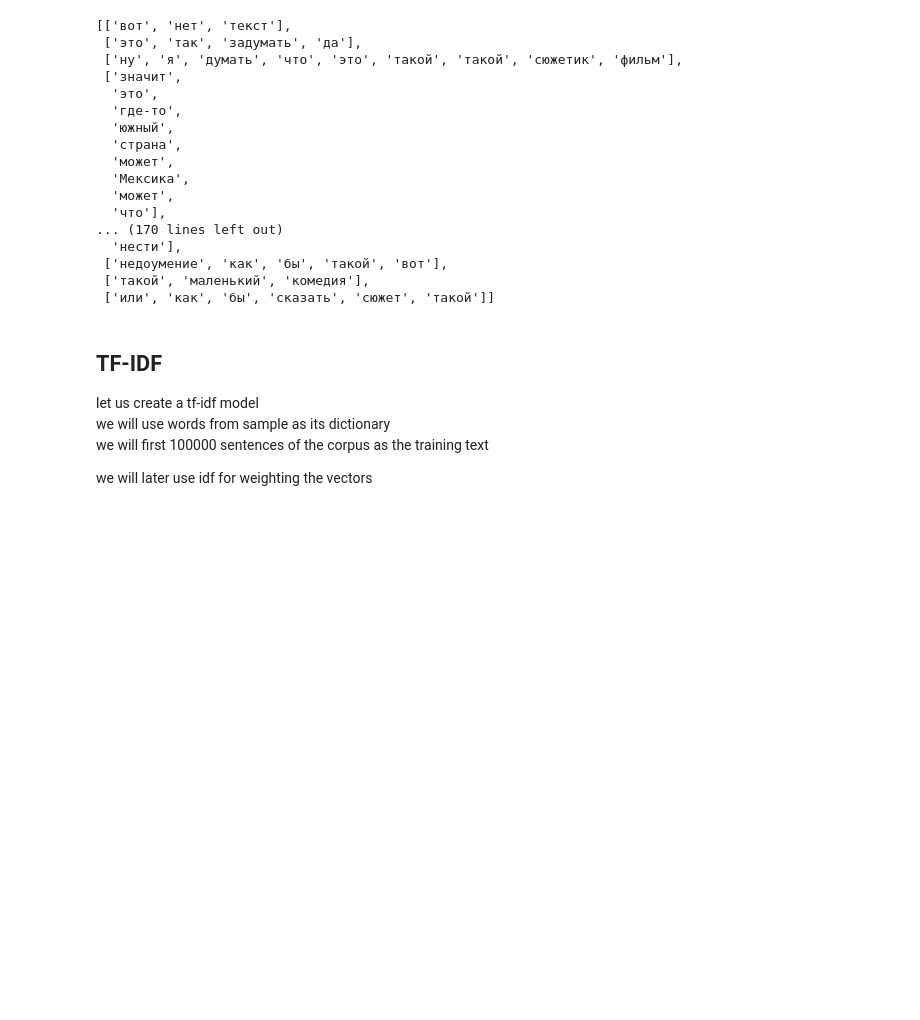
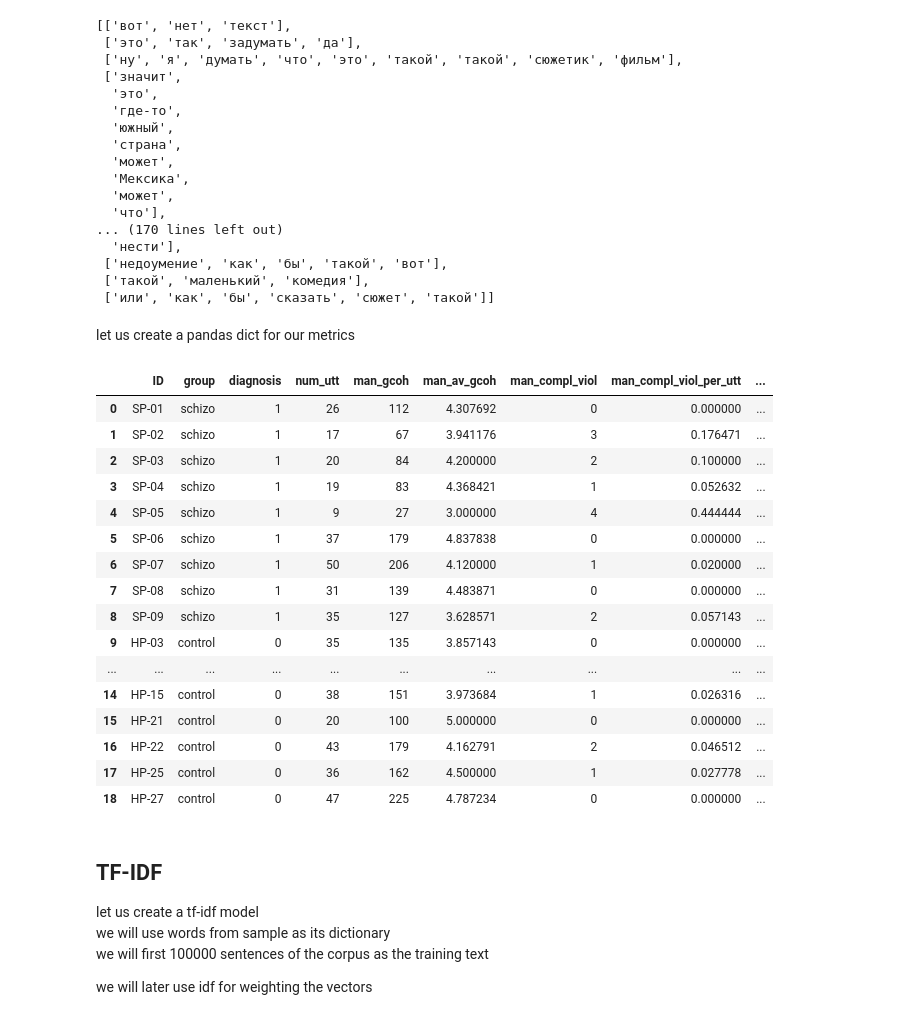
Before and after one commit to flying-bear/modeling_schizo, a Jupyter notebook: modeling_schizo.ipynb, the cells around one changed output. Cells and saved outputs as stored; diff of their text form; code cells hidden in the pictures; blank space fills up the shorter version.

Commit message:
pandas

```diff
--- a/modeling_schizo.ipynb
+++ b/modeling_schizo.ipynb
@@ -46,6 +46,7 @@ import random
 
 import numpy as np
 import matplotlib.pyplot as plt
+import pandas as pd
 
 from collections import Counter
 from datetime import datetime
@@ -62,6 +63,7 @@ premodel_filename = 'small.model'
 vocabulary_filename = 'freq.txt'
 model_filename = 'full.model'
 sample_directory = 'sample'
+manual_filename = 'manual_metrics.csv'
 # %% [markdown]
 ## let us take the corpus out of the archive
 
@@ -315,6 +317,30 @@ sample['control']['HP-03']
  ['недоумение', 'как', 'бы', 'такой', 'вот'],
  ['такой', 'маленький', 'комедия'],
  ['или', 'как', 'бы', 'сказать', 'сюжет', 'такой']]
+# %% [markdown]
+let us create a pandas dict for our metrics
+# %%
+patient_df = pd.read_csv(manual_filename)
+# %%
+pd.DataFrame(patient_df)
+# %% [output]
+|  | ID | group | diagnosis | num_utt | man_gcoh | man_av_gcoh | man_compl_viol | man_compl_viol_per_utt | ... |
+| 0 | SP-01 | schizo | 1 | 26 | 112 | 4.307692 | 0 | 0.000000 | ... |
+| 1 | SP-02 | schizo | 1 | 17 | 67 | 3.941176 | 3 | 0.176471 | ... |
+| 2 | SP-03 | schizo | 1 | 20 | 84 | 4.200000 | 2 | 0.100000 | ... |
+| 3 | SP-04 | schizo | 1 | 19 | 83 | 4.368421 | 1 | 0.052632 | ... |
+| 4 | SP-05 | schizo | 1 | 9 | 27 | 3.000000 | 4 | 0.444444 | ... |
+| 5 | SP-06 | schizo | 1 | 37 | 179 | 4.837838 | 0 | 0.000000 | ... |
+| 6 | SP-07 | schizo | 1 | 50 | 206 | 4.120000 | 1 | 0.020000 | ... |
+| 7 | SP-08 | schizo | 1 | 31 | 139 | 4.483871 | 0 | 0.000000 | ... |
+| 8 | SP-09 | schizo | 1 | 35 | 127 | 3.628571 | 2 | 0.057143 | ... |
+| 9 | HP-03 | control | 0 | 35 | 135 | 3.857143 | 0 | 0.000000 | ... |
+| ... | ... | ... | ... | ... | ... | ... | ... | ... | ... |
+| 14 | HP-15 | control | 0 | 38 | 151 | 3.973684 | 1 | 0.026316 | ... |
+| 15 | HP-21 | control | 0 | 20 | 100 | 5.000000 | 0 | 0.000000 | ... |
+| 16 | HP-22 | control | 0 | 43 | 179 | 4.162791 | 2 | 0.046512 | ... |
+| 17 | HP-25 | control | 0 | 36 | 162 | 4.500000 | 1 | 0.027778 | ... |
+| 18 | HP-27 | control | 0 | 47 | 225 | 4.787234 | 0 | 0.000000 | ... |
 # %% [markdown]
 ## TF-IDF
 let us create a tf-idf model <br>
```
Also changed, not shown: parts of 9 cells of this notebook.
